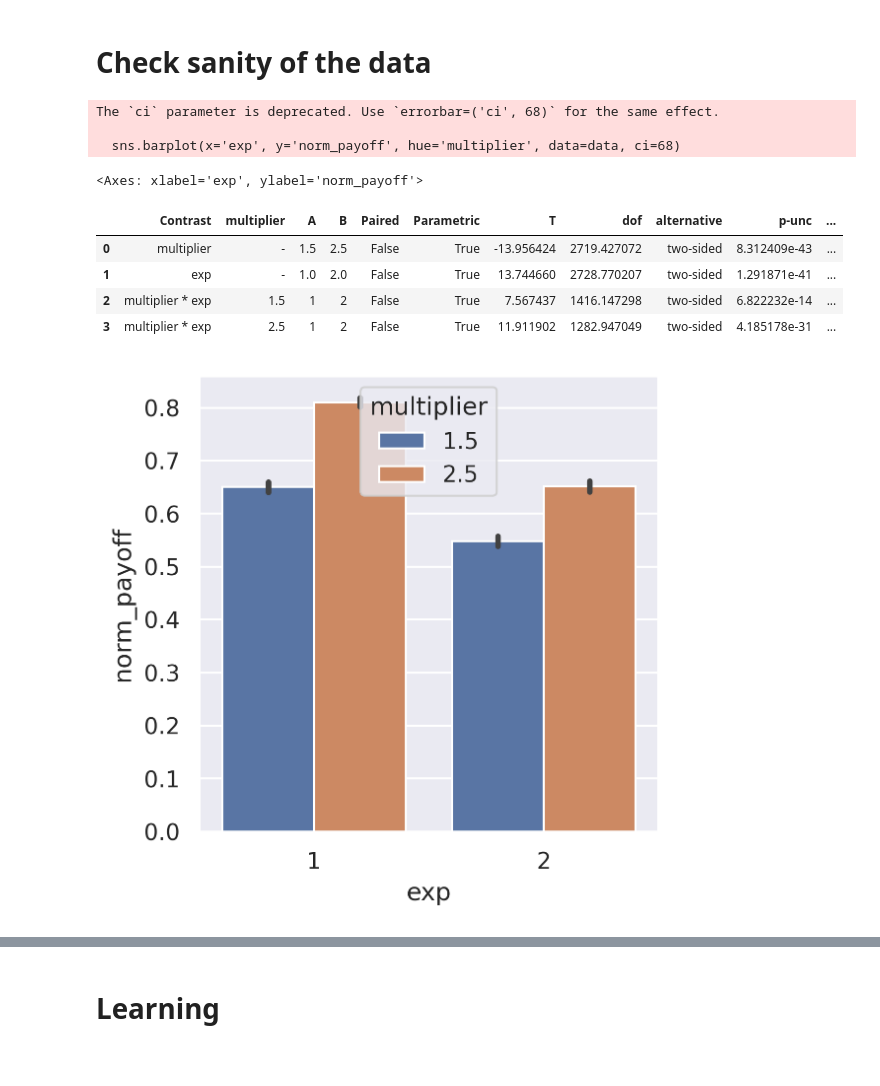
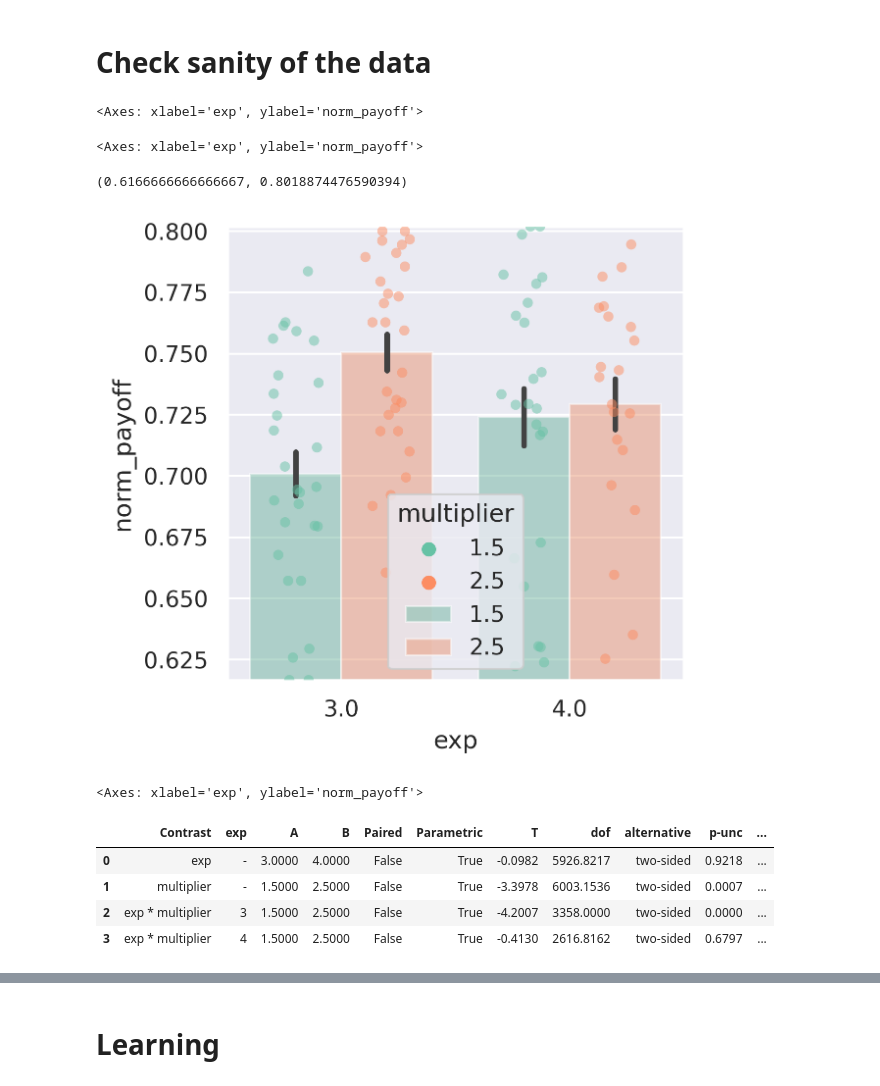
Before and after one commit to bsgarcia/CovidGoodGameAnalysis, a Jupyter notebook: analysis_single.ipynb, the cells around one changed output, grey strips where cells are left out. Saved outputs shown, nothing was run; the diff lists cells and outputs as text; code cells hidden in the pictures.

```diff
--- a/analysis_single.ipynb
+++ b/analysis_single.ipynb
@@ -90,6 +90,11 @@ def normalize_payoff(df, with_group, cost=0):
         df['avg_norm_payoff'] = (df['norm_payoff'] + df['opp_norm_payoff']) / 2
     return df
 
+def correct_norm_payoff(df, with_group):
+    # because of rounding errors, some values are slightly above 1
+    if df.norm_payoff.max() > 1:
+        df.loc[df.norm_payoff > 1, 'norm_payoff'] = 1
+    return df
 
 def get_opp(df, group_id, idx):
     return df[df['group_id'] == group_id].drop(idx)
@@ -230,12 +233,8 @@ for i, d in enumerate(dfs):
    dfs[i], count = remove_incomplete_sub(
         df=dfs[i].copy(), n=63 if i in [3, 4] else 60)
    dfs[i] = add_norm_contribution(df=dfs[i].copy(), cost= 2 if i in [2, 4] else 0)
-#    dfs[i] = add_max_payoff(df=dfs[i].copy(), cost=2 if i in [2, 4] else None, with_group=not i in [3,4])
-#    dfs[i] = add_norm_payoff(df=dfs[i].copy(), with_opp= i in [3, 4])
-   # if i in [3, 4]:
    dfs[i] = normalize_payoff(dfs[i].copy(), with_group= i not in [3, 4], cost=2 if i in [2, 4] else 0)
-   # if i in [3, 4]:
-      # dfs[i] = add_social_welfare(dfs[i].copy())
+   dfs[i] = correct_norm_payoff(dfs[i].copy(), None)
 
    dfs[i] = dfs[i][dfs[i].round_number>3].copy()
    dfs[i]['exp'] = i
@@ -267,19 +266,33 @@ Exp 4 N=46 filename=data/cost_single_final_58.csv
 # %% [markdown]
 # Check sanity of the data
 # %%
-data = full[full.exp.isin([1, 2])]
+data = full[full.exp.isin([4, 3])]
 sns.set({'figure.figsize':(4, 4)})
-sns.barplot(x='exp', y='norm_payoff', hue='multiplier', data=data, ci=68)
+
+# normalize norm_payoff between 0 and 1
+d = data.copy()
+d = d.groupby('prolific_id', as_index=False).mean()
+# d['norm_payoff'] = (d['norm_payoff'] - d['norm_payoff'].min()) / (d['norm_payoff'].max() - d['norm_payoff'].min())
+# df2['norm_payoff'] = (df2.norm_payoff-df2.norm_payoff.min())/(df2.norm_payoff.max()-df2.norm_payoff.min())
+sns.set_palette('Set2')
+
+sns.barplot(x='exp', y='norm_payoff', hue='multiplier', data=d, errorbar='se', alpha=.5)
+sns.stripplot(x='exp', y='norm_payoff', hue='multiplier', data=d, palette='Set2', dodge=True, alpha=.5, jitter=.2)
+plt.ylim((d.norm_payoff.min(), d.norm_payoff.max()))
+plt.show()
+
+
+sns.barplot(x='exp', y='norm_payoff', hue='multiplier', data=d, errorbar='se')
 #pg.anova(data=data, dv='norm_payoff', between=['multiplier', 'exp'], detailed=True)
-pg.pairwise_ttests(data=data, dv='norm_payoff', between=['multiplier', 'exp'], padjust='bonf', effsize='cohen', subject='prolific_id')
+pg.pairwise_ttests(data=data, dv='norm_payoff', between=['exp', 'multiplier'], padjust='bonf', effsize='cohen', subject='prolific_id')
 # %% [output]
-The `ci` parameter is deprecated. Use `errorbar=('ci', 68)` for the same effect.
-
-  sns.barplot(x='exp', y='norm_payoff', hue='multiplier', data=data, ci=68)
+<Axes: xlabel='exp', ylabel='norm_payoff'>
 <Axes: xlabel='exp', ylabel='norm_payoff'>
+(0.6166666666666667, 0.8018874476590394)
+[figure, new version]
+<Axes: xlabel='exp', ylabel='norm_payoff'>
-|  | Contrast | multiplier | A | B | Paired | Parametric | T | dof | alternative | p-unc | ... |
-| 0 | multiplier | - | 1.5 | 2.5 | False | True | -13.956424 | 2719.427072 | two-sided | 8.312409e-43 | ... |
-| 1 | exp | - | 1.0 | 2.0 | False | True | 13.744660 | 2728.770207 | two-sided | 1.291871e-41 | ... |
-| 2 | multiplier * exp | 1.5 | 1 | 2 | False | True | 7.567437 | 1416.147298 | two-sided | 6.822232e-14 | ... |
-| 3 | multiplier * exp | 2.5 | 1 | 2 | False | True | 11.911902 | 1282.947049 | two-sided | 4.185178e-31 | ... |
+|  | Contrast | exp | A | B | Paired | Parametric | T | dof | alternative | p-unc | ... |
+| 0 | exp | - | 3.0000 | 4.0000 | False | True | -0.0982 | 5926.8217 | two-sided | 0.9218 | ... |
+| 1 | multiplier | - | 1.5000 | 2.5000 | False | True | -3.3978 | 6003.1536 | two-sided | 0.0007 | ... |
+| 2 | exp * multiplier | 3 | 1.5000 | 2.5000 | False | True | -4.2007 | 3358.0000 | two-sided | 0.0000 | ... |
+| 3 | exp * multiplier | 4 | 1.5000 | 2.5000 | False | True | -0.4130 | 2616.8162 | two-sided | 0.6797 | ... |
-[figure, old version]
```
Also changed, not shown: parts of 12 cells of this notebook, 5 other files.
